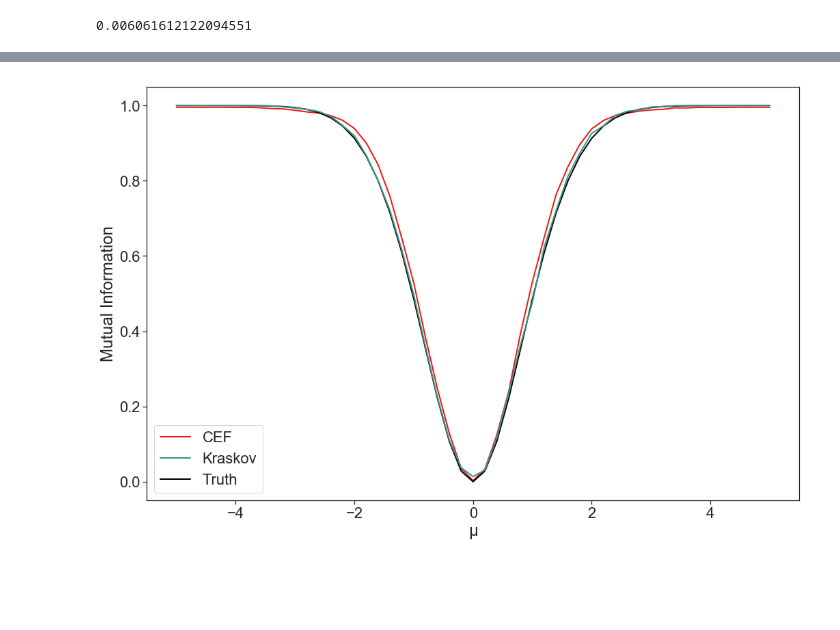
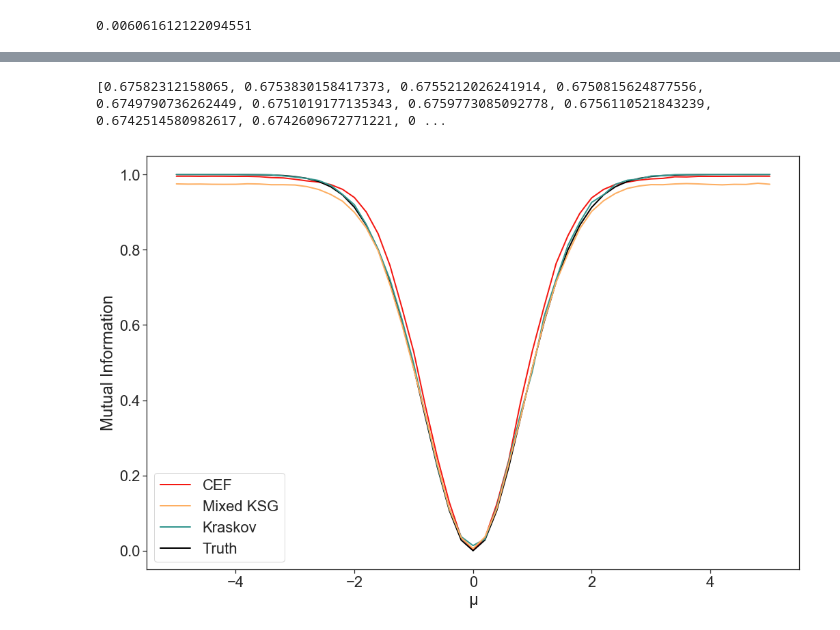
Before and after one commit to rguo123/conditional_entropy_forests, a Jupyter notebook: Mutual Information.ipynb, the cells around one changed output, grey strips where cells are left out. Saved outputs shown, nothing was run; the diff lists cells and outputs as text; code cells hidden in the pictures; blank space fills up the shorter version.

```diff
--- a/Mutual Information.ipynb
+++ b/Mutual Information.ipynb
@@ -75,10 +75,10 @@ def rf_entropy_estimate_bagging(X, y, n_estimators = 200, max_samples = .32, boo
 
         where_0 = np.argwhere(class_probs == 0)
         for elem in where_0:
-            class_probs[elem[0], elem[1]] = 1/(2*row_sums[elem[0], None])
+            class_probs[elem[0], elem[1]] = 1/(model.n_classes_*row_sums[elem[0], None])
         where_1 = np.argwhere(class_probs == 1)
         for elem in where_1:
-            class_probs[elem[0], elem[1]] = 1 - 1/(2*row_sums[elem[0], None])
+            class_probs[elem[0], elem[1]] = 1 - (model.n_classes_ - 1)/(model.n_classes_*row_sums[elem[0], None])
 
         class_probs.tolist()
         partition_counts = np.asarray([node_counts[x] for x in tree.apply(X[eval_indices])])
@@ -98,5 +98,5 @@ def rf_entropy_estimate_bagging(X, y, n_estimators = 200, max_samples = .32, boo
 
 np.warnings.filterwarnings('ignore')
 
-rf_entropy_estimate_bagging(X, y, 500, .32)
+rf_entropy_estimate_bagging(X, y, 200, .32)
 # %% [output]
@@ -135,7 +135,9 @@ means, mutual_infos = mutual_information_v_mu(20000, 6)
 [interactive output not drawn]
 # %%
 import pickle
-pickle.dump({"means": means, "mutual_infos": mutual_infos}, open("mutual_info_cef.p", "wb"))
+#pickle.dump({"means": means, "mutual_infos": mutual_infos}, open("mutual_info_cef.p", "wb"))
+data = pickle.load(open("cache/mutual_info_cef.p", "rb"))
+mutual_infos_6 = data["mutual_infos"]
 # %%
 from scipy.stats import norm
 from scipy.stats import multivariate_normal
@@ -249,3 +251,19 @@ kraskov = [1.0000267195906574,
  0.9998563186857901,
  0.9999695878716199,
  1.0000351954452054]
+# %%
+import sys
+sys.path.insert(0, './code')
+import mixed
+from tqdm import tqdm_notebook
+
+def mutual_information_v_mu_ksg(n, d):
+    means = [i*-.2 for i in range(0, 26)]
+    means.reverse()
+    means.extend([i*.2 for i in range(1, 26)])
+    mutual_infos = []
+    for mean in tqdm_notebook(means):
+        X, y = get_multivariate_sample(n, d, mean)
+        mutual_infos.append(mixed.Mixed_KSG(X, y.reshape(-1, 1)))
+    return means, mutual_infos
+means, mutual_infos_ksg = mutual_information_v_mu_ksg(20000, 6)
@@ -252,28 +272,37 @@ kraskov = [1.0000267195906574,
+# %%
+print(mutual_infos_ksg)
+# %% [output]
+[0.67582312158065, 0.6753830158417373, 0.6755212026241914, 0.6750815624877556, 0.6749790736262449, 0.6751019177135343, 0.6759773085092778, 0.6756110521843239, 0.6742514580982617, 0.6742609672771221, 0 ...
+# %%
+ksg = [0.67582312158065, 0.6753830158417373, 0.6755212026241914, 0.6750815624877556, 0.6749790736262449, 0.6751019177135343, 0.6759773085092778, 0.6756110521843239, 0.6742514580982617, 0.6742609672771221, 0.673748255226488, 0.6708320704533255, 0.6654446733984649, 0.6563969834652492, 0.643982903574075, 0.6234303254544172, 0.594697612289535, 0.5526708981152124, 0.48969078669683946, 0.41719426588941133, 0.3349702769400371, 0.25007627091888623, 0.15926703236216427, 0.07746077340630052, 0.02410375261845576, 0.003870378864389339, 0.025269524098349122, 0.07709240661285525, 0.15940885341503877, 0.24480076843566242, 0.33731408502948135, 0.4234748204832131, 0.49488423566295786, 0.547178589833303, 0.5935982442641261, 0.6252838607904839, 0.6447565350482498, 0.6583137568724401, 0.6674333471070255, 0.6719910946494987, 0.6744077816351639, 0.6742782001608295, 0.6757053113725628, 0.6763441299468579, 0.6757549093569294, 0.6747385558663067, 0.6740561219889551, 0.6749668925100226, 0.6748135291779361, 0.676954672535523, 0.6751728545951546]
 # %%
 import seaborn as sns
 import matplotlib.pyplot as plt
 %matplotlib inline
 entropy = -.5*np.log(.5) - .5*np.log(.5)
+ksg = ksg/entropy
 sns.set(font_scale = 2)
 sns.set_style("ticks")
 plt.rcParams["font.family"] = "sans-serif"
 plt.rcParams['figure.figsize'] = [15, 10]
 
-line_cef, = plt.plot(means, np.array(mutual_infos)/entropy, label = "CEF", linewidth = 2, color = "#F41711")
+line_cef, = plt.plot(means, np.array(mutual_infos_6)/entropy, label = "CEF", linewidth = 2, color = "#F41711")
 line_truth, = plt.plot(means, np.array(truths)/entropy, label = "Truth", linewidth = 2, color = "black")
 line_kraskov, = plt.plot(means, kraskov, label = "Kraskov", linewidth = 2, color = "#35978f")
+line_ksg, = plt.plot(means, ksg, label = "Mixed KSG", linewidth = 2, color = "#fdae61")
+
 
 
 plt.xlabel(u'\u03bc')
 plt.ylabel("Mutual Information")
 #plt.ylim(ymin = 0)
 #plt.ylim(ymax = .9)
-plt.legend(handles=[line_cef, line_kraskov, line_truth])
+plt.legend(handles=[line_cef, line_ksg, line_kraskov, line_truth])
 plt.tight_layout()
 plt.savefig("mi_normalized.png")
 plt.show()
 # %% [output]
-[figure, old version]
+[figure, new version]
 # %%
 mutual_infos_40 = [1.0000214609365372,
  0.9999986733222244,
```
Also changed, not shown: parts of 10 cells of this notebook, 14 other files.
